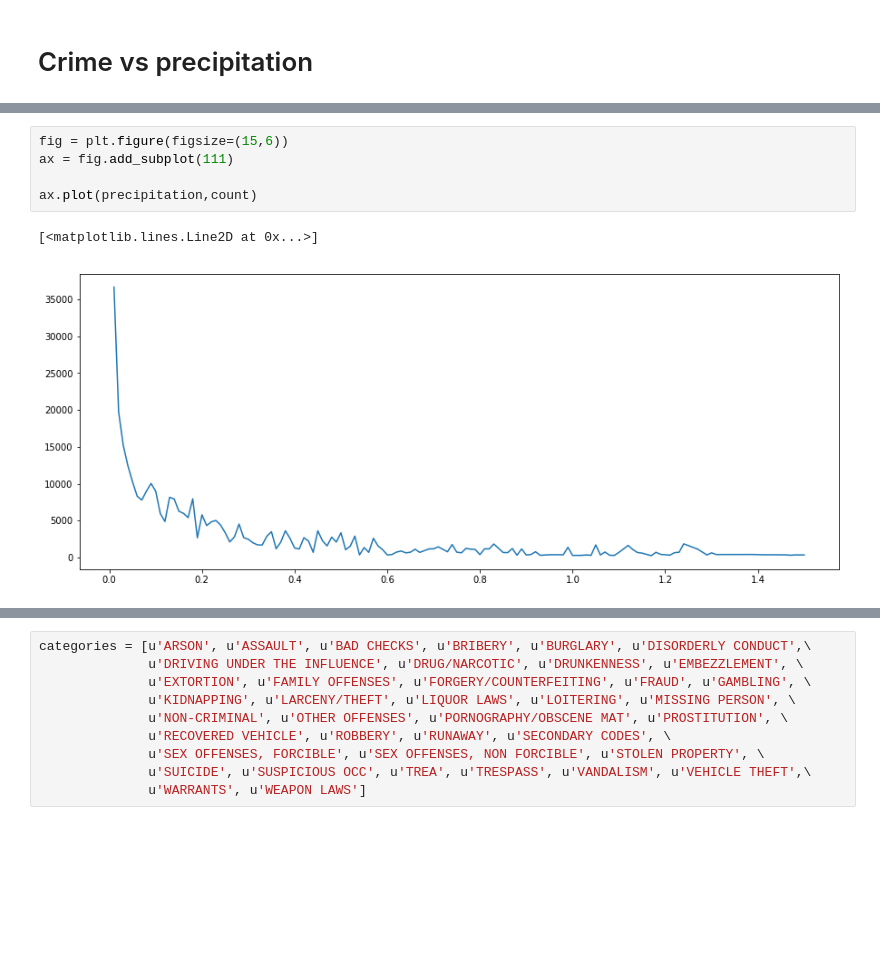
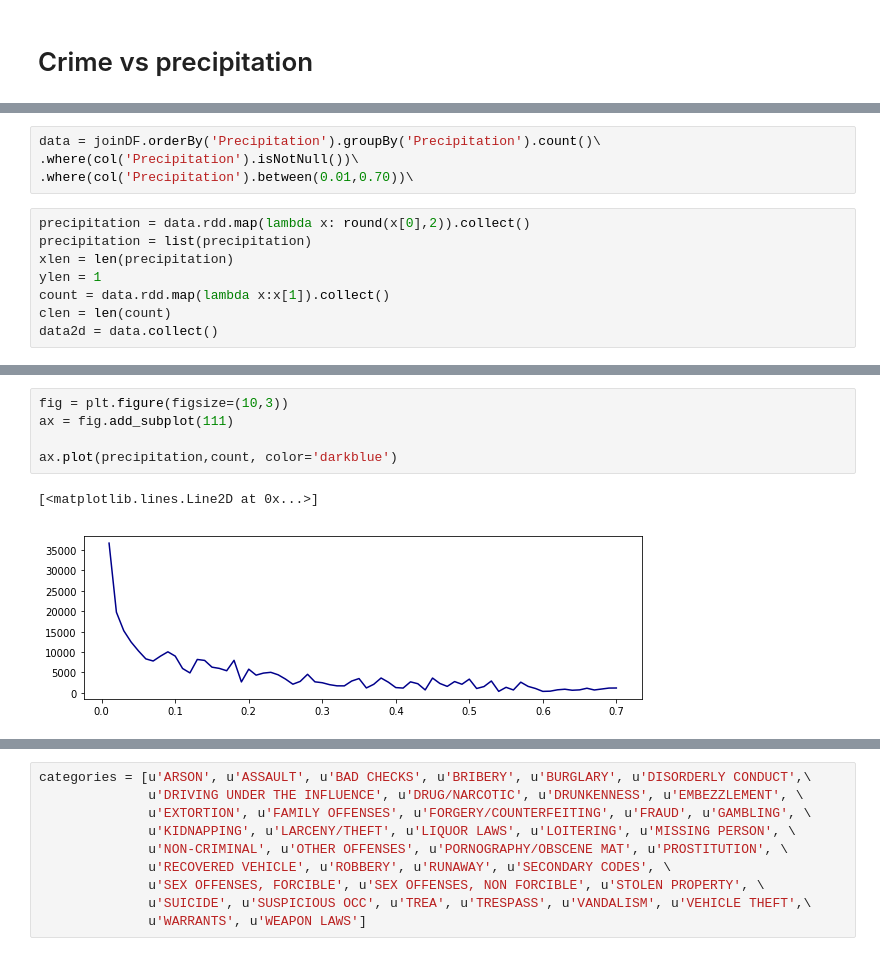
Before and after one commit to davidsx/fyp, a Jupyter notebook: crime weather.ipynb, the cells around one changed output, grey strips where cells are left out. Drawn from its saved outputs; the diff is of its cells as text; blank space fills up the shorter version.

```diff
--- a/crime weather.ipynb
+++ b/crime weather.ipynb
@@ -169,0 +192,12 @@ only showing top 20 rows
+# %%
+data = joinDF.orderBy('Precipitation').groupBy('Precipitation').count()\
+.where(col('Precipitation').isNotNull())\
+.where(col('Precipitation').between(0.01,0.70))\
+# %%
+precipitation = data.rdd.map(lambda x: round(x[0],2)).collect()
+precipitation = list(precipitation)
+xlen = len(precipitation)
+ylen = 1
+count = data.rdd.map(lambda x:x[1]).collect()
+clen = len(count)
+data2d = data.collect()
@@ -170,8 +244,8 @@ only showing top 20 rows
 # %%
-fig = plt.figure(figsize=(15,6))
+fig = plt.figure(figsize=(10,3))
 ax = fig.add_subplot(111)
 
-ax.plot(precipitation,count)
+ax.plot(precipitation,count, color='darkblue')
 # %% [output]
 [<matplotlib.lines.Line2D at 0x...>]
-[figure, old version]
+[figure, new version]
```
Also changed, not shown: parts of 21 cells of this notebook, 5 other files.
